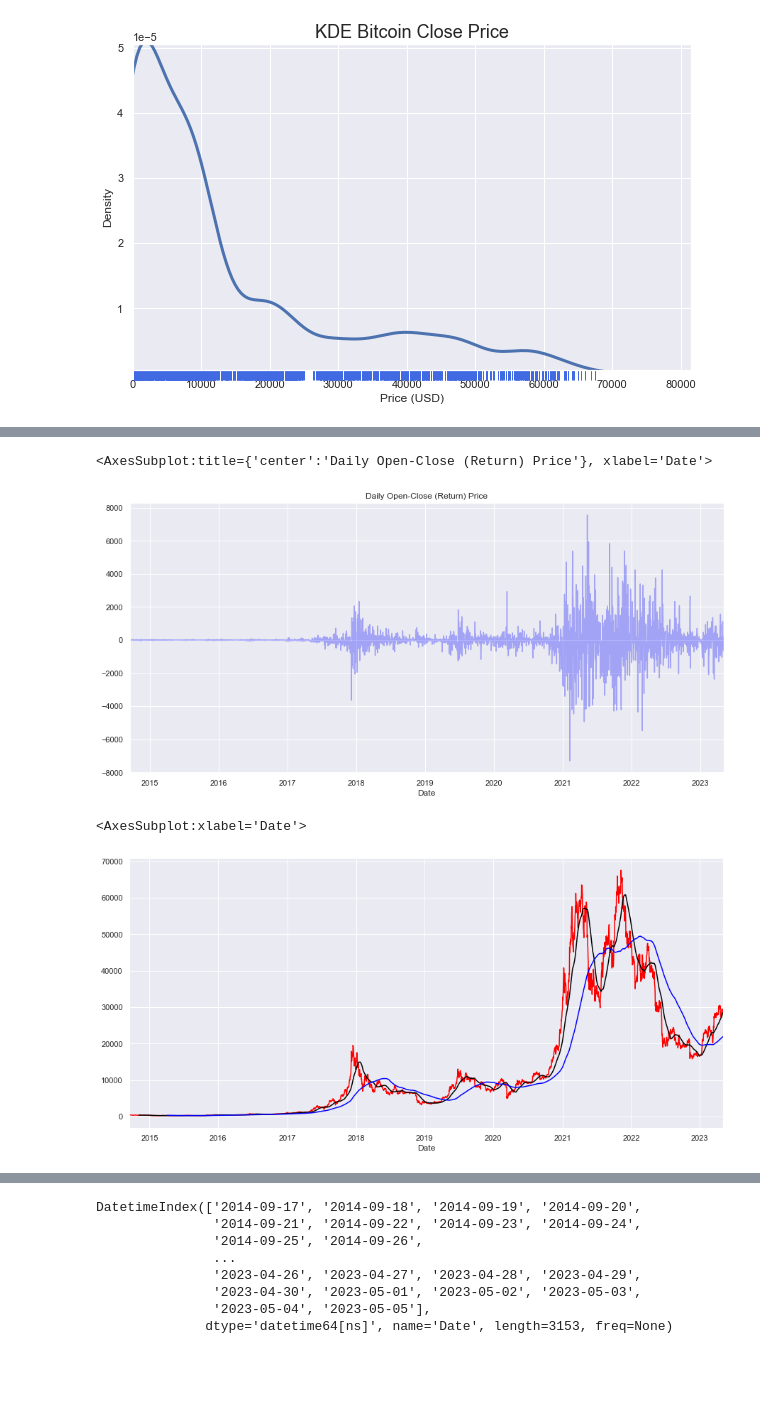
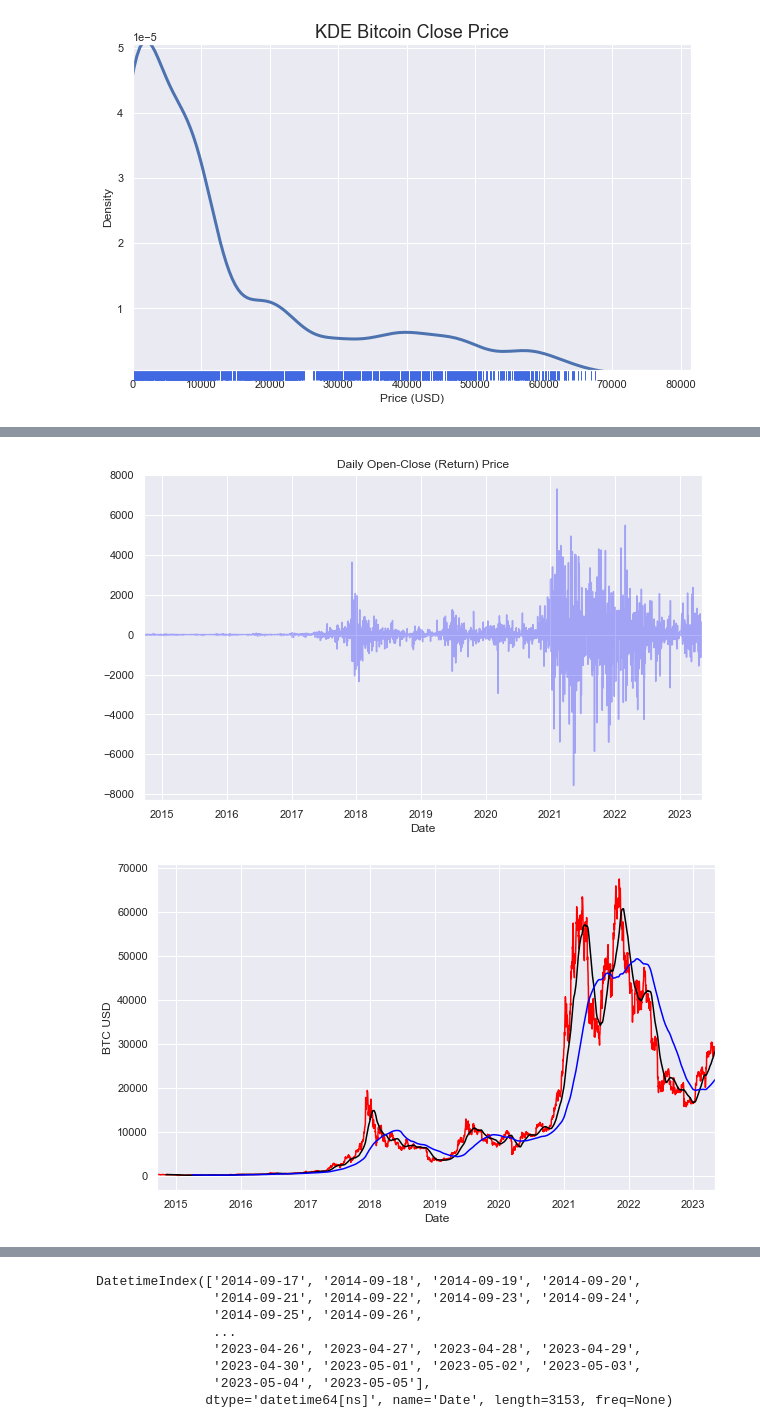
Before and after one commit to drykvf/Bitcoin_Pred_022023, a Jupyter notebook: Bitcoin Price Pred-HeraK.ipynb, the cells around one changed output, grey strips where cells are left out. Drawn from its saved outputs; the diff is of its cells as text; code cells hidden in the pictures; blank space fills up the shorter version.

```diff
--- a/Bitcoin Price Pred-HeraK.ipynb
+++ b/Bitcoin Price Pred-HeraK.ipynb
@@ -257,23 +302,27 @@ df['close_change'].plot(color='black')
 # %%
 # Daily open close (return) price
 
-df['open_close'] = (df['open'] - df['close'])
-df['open_close'].plot(title = 'Daily Open-Close (Return) Price', alpha = 0.3, color='blue', figsize = (15,7))
+df['close-open'] = (df['close'] - df['open'])
+df['close-open'].plot(title = 'Daily Open-Close (Return) Price', alpha = 0.3, color='blue', figsize = (10,6))
+
+#Save the figure
+plt.savefig("Daily Open-Close Price.png", transparent = True, dpi=150)
 # %% [output]
-<AxesSubplot:title={'center':'Daily Open-Close (Return) Price'}, xlabel='Date'>
-[figure, old version]
+[figure, new version]
 # %%
 # Check any trend or pattern we can take the help of a 50-day 200-day average
 
 df['MA50'] = df['close'].rolling(50).mean()
 df['MA200'] = df['close'].rolling(200).mean()
 
-df['close'].plot(color='red', figsize = (15,7))
+df['close'].plot(ylabel= 'BTC USD', color='red', figsize = (10,6))
 df['MA50'].plot(color='black')
 df['MA200'].plot(color='blue')
+
+#Save the figure
+plt.savefig("50-day 200-day Avg-Trend.png", transparent = True, dpi=150)
 # %% [output]
-<AxesSubplot:xlabel='Date'>
-[figure, old version]
+[figure, new version]
 # %%
 # We created new columns for future
 # open-change
```
Also changed, not shown: parts of 81 cells of this notebook.
